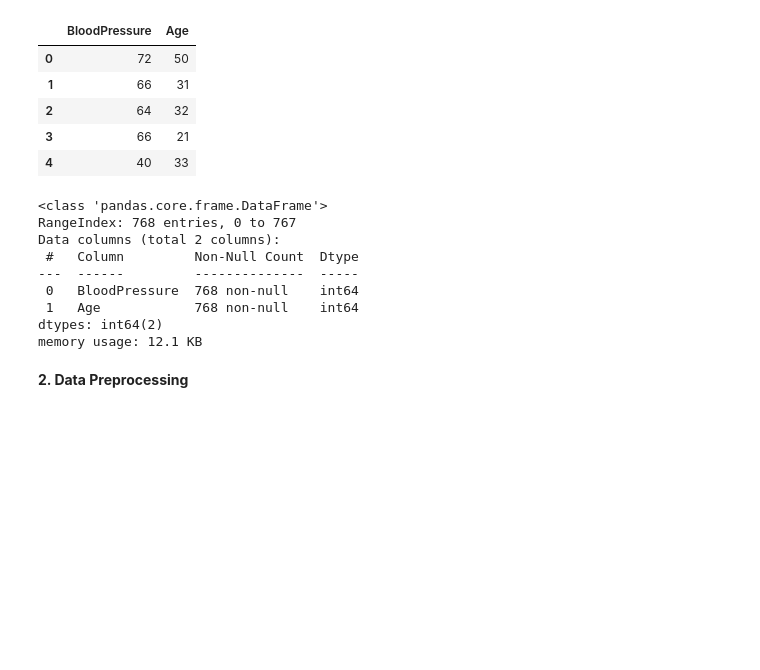
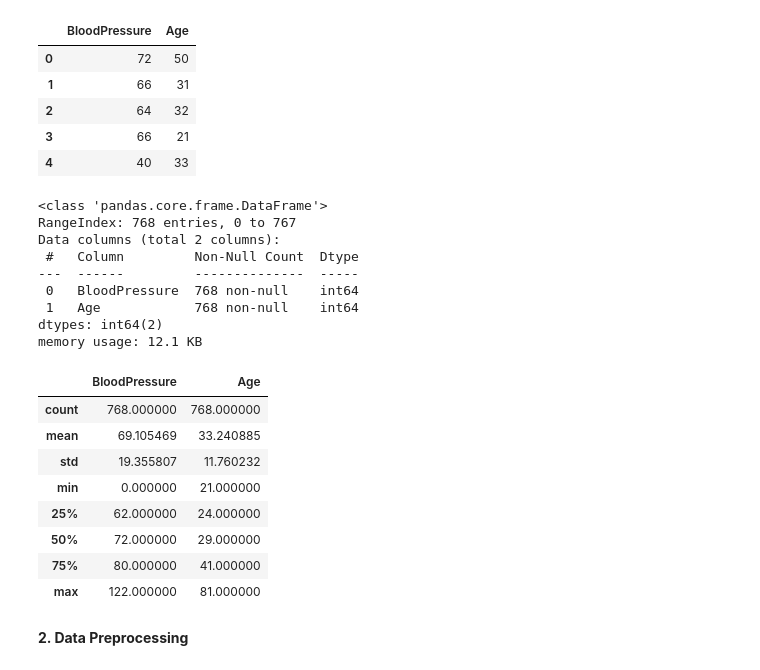
Before and after one commit to LatiefDataVisionary/multivariate-analysis-college-task, a Jupyter notebook: src/KMeans_w11.ipynb, the cells around one changed output. Cells and saved outputs as stored; diff of their text form; code cells hidden in the pictures; blank space fills up the shorter version.

Commit message:
Penambahan kode statistika deskriptif (describe()) di bagian 1. Load Dataset

```diff
--- a/src/KMeans_w11.ipynb
+++ b/src/KMeans_w11.ipynb
@@ -46,6 +46,18 @@ Data columns (total 2 columns):
  1   Age            768 non-null    int64
 dtypes: int64(2)
 memory usage: 12.1 KB
+# %%
+df.describe()
+# %% [output]
+|  | BloodPressure | Age |
+| count | 768.000000 | 768.000000 |
+| mean | 69.105469 | 33.240885 |
+| std | 19.355807 | 11.760232 |
+| min | 0.000000 | 21.000000 |
+| 25% | 62.000000 | 24.000000 |
+| 50% | 72.000000 | 29.000000 |
+| 75% | 80.000000 | 41.000000 |
+| max | 122.000000 | 81.000000 |
 # %% [markdown]
 **2. Data Preprocessing**
 # %% [markdown]
```
